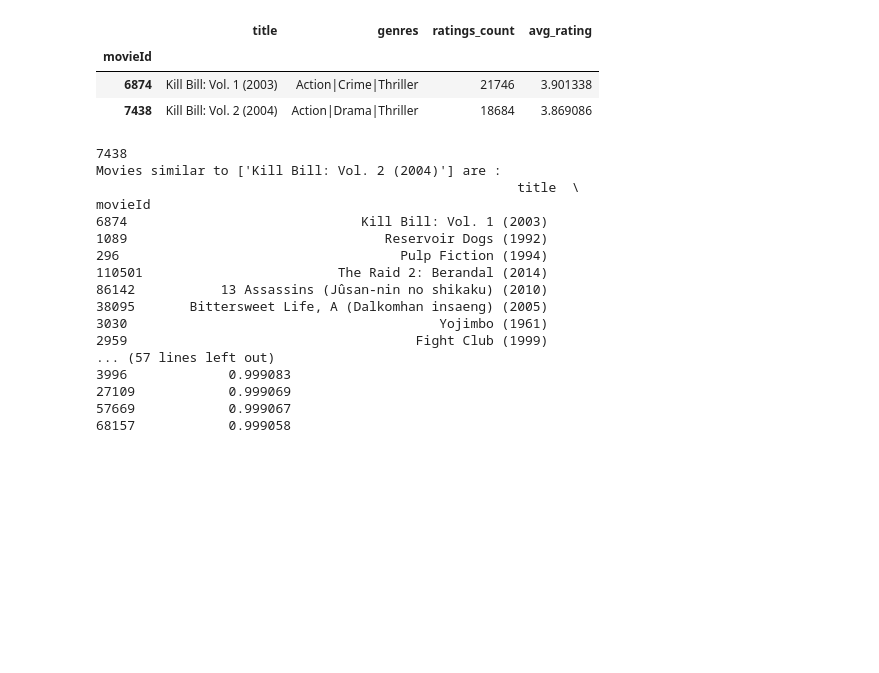
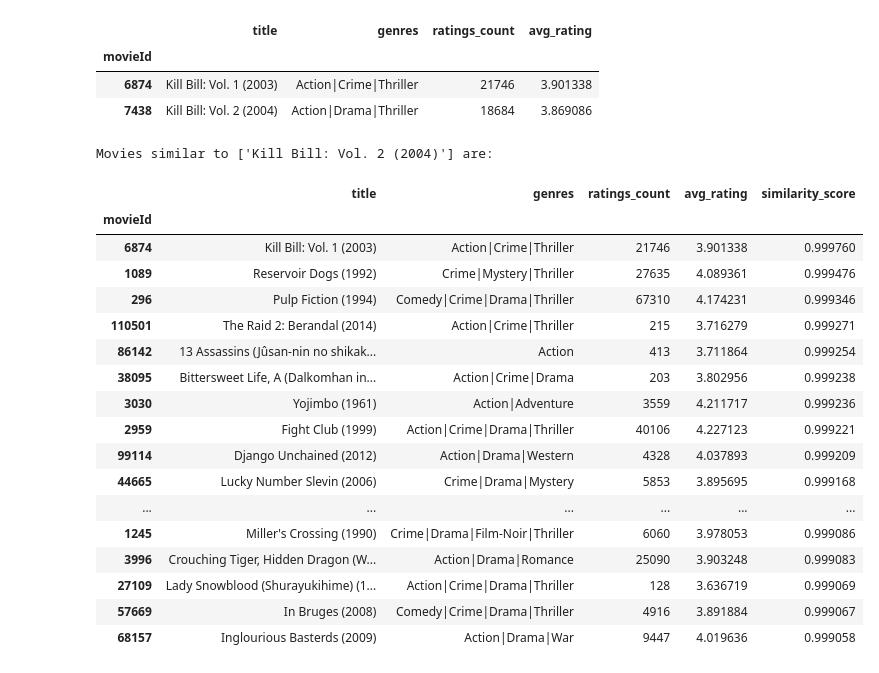
Before and after one commit to PragsGit/Movie-Recommender, a Jupyter notebook: Content_Based_Movie_Recommender.ipynb, the cells around one changed output. Cells and saved outputs as stored; diff of their text form; code cells hidden in the pictures; blank space fills up the shorter version.

```diff
--- a/Content_Based_Movie_Recommender.ipynb
+++ b/Content_Based_Movie_Recommender.ipynb
@@ -251,33 +247,39 @@ cossim_df = pd.DataFrame(cossim)
 sim_df_all = pd.concat([tag_encoding['movieId'], cossim_df], axis = 1).set_index('movieId')
 # %%
 def get_similar_movies(movie):
-  if movie < len(sim_df_all)-1:
-    print(movie)
+  if movie < len(sim_df_all)-1 and movie > 0:
     sim_df = pd.DataFrame(sim_df_all.loc[sim_df_all.index == movie].values.reshape([10381, 1]), columns = ['similarity_score'])
     sim_df = pd.concat([tag_encoding['movieId'], sim_df], axis = 1).set_index('movieId')
     similar_movies = movie_ratings.join(sim_df, how = 'left', on = 'movieId').sort_values(by = ['similarity_score'], ascending = False)
     similar_movies = similar_movies.iloc[1:22, :]
-    movie_name = movie_ratings.loc[movie_ratings.index == movie, 'title'].values
-
+    return similar_movies
   else:
     print('No similar movie found')
-# %%
-get_similar_movies(7438)
-# %% [output]
-7438
-Movies similar to ['Kill Bill: Vol. 2 (2004)'] are :
-                                                      title  \
-movieId
-6874                              Kill Bill: Vol. 1 (2003)
-1089                                 Reservoir Dogs (1992)
-296                                    Pulp Fiction (1994)
-110501                         The Raid 2: Berandal (2014)
-86142           13 Assassins (Jûsan-nin no shikaku) (2010)
-38095       Bittersweet Life, A (Dalkomhan insaeng) (2005)
-3030                                        Yojimbo (1961)
-2959                                     Fight Club (1999)
-... (57 lines left out)
-3996             0.999083
-27109            0.999069
-57669            0.999067
-68157            0.999058
+# %%
+movie = 7438
+movie_name = movie_ratings.loc[movie_ratings.index == movie, 'title'].values
+print('Movies similar to {} are: '.format(str(movie_name)))
+# %% [output]
+Movies similar to ['Kill Bill: Vol. 2 (2004)'] are:
+# %%
+reco_movies = get_similar_movies(7438)
+reco_movies
+# %% [output]
+|  | title | genres | ratings_count | avg_rating | similarity_score |
+| movieId |  |  |  |  |  |
+| 6874 | Kill Bill: Vol. 1 (2003) | Action|Crime|Thriller | 21746 | 3.901338 | 0.999760 |
+| 1089 | Reservoir Dogs (1992) | Crime|Mystery|Thriller | 27635 | 4.089361 | 0.999476 |
+| 296 | Pulp Fiction (1994) | Comedy|Crime|Drama|Thriller | 67310 | 4.174231 | 0.999346 |
+| 110501 | The Raid 2: Berandal (2014) | Action|Crime|Thriller | 215 | 3.716279 | 0.999271 |
+| 86142 | 13 Assassins (Jûsan-nin no shikak... | Action | 413 | 3.711864 | 0.999254 |
+| 38095 | Bittersweet Life, A (Dalkomhan in... | Action|Crime|Drama | 203 | 3.802956 | 0.999238 |
+| 3030 | Yojimbo (1961) | Action|Adventure | 3559 | 4.211717 | 0.999236 |
+| 2959 | Fight Club (1999) | Action|Crime|Drama|Thriller | 40106 | 4.227123 | 0.999221 |
+| 99114 | Django Unchained (2012) | Action|Drama|Western | 4328 | 4.037893 | 0.999209 |
+| 44665 | Lucky Number Slevin (2006) | Crime|Drama|Mystery | 5853 | 3.895695 | 0.999168 |
+| ... | ... | ... | ... | ... | ... |
+| 1245 | Miller's Crossing (1990) | Crime|Drama|Film-Noir|Thriller | 6060 | 3.978053 | 0.999086 |
+| 3996 | Crouching Tiger, Hidden Dragon (W... | Action|Drama|Romance | 25090 | 3.903248 | 0.999083 |
+| 27109 | Lady Snowblood (Shurayukihime) (1... | Action|Crime|Drama|Thriller | 128 | 3.636719 | 0.999069 |
+| 57669 | In Bruges (2008) | Comedy|Crime|Drama|Thriller | 4916 | 3.891884 | 0.999067 |
+| 68157 | Inglourious Basterds (2009) | Action|Drama|War | 9447 | 4.019636 | 0.999058 |
```
Also changed, not shown: parts of 1 cell of this notebook.
